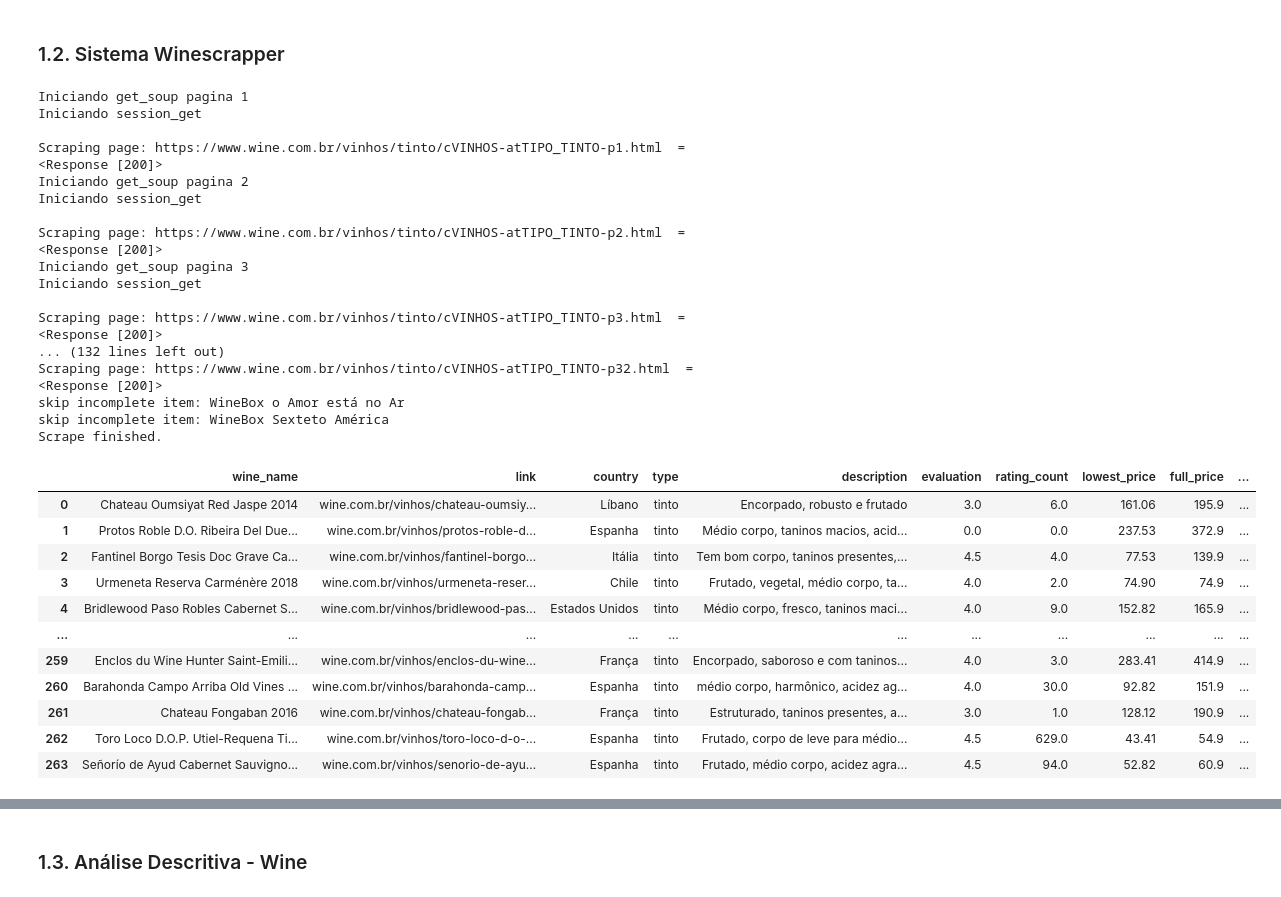
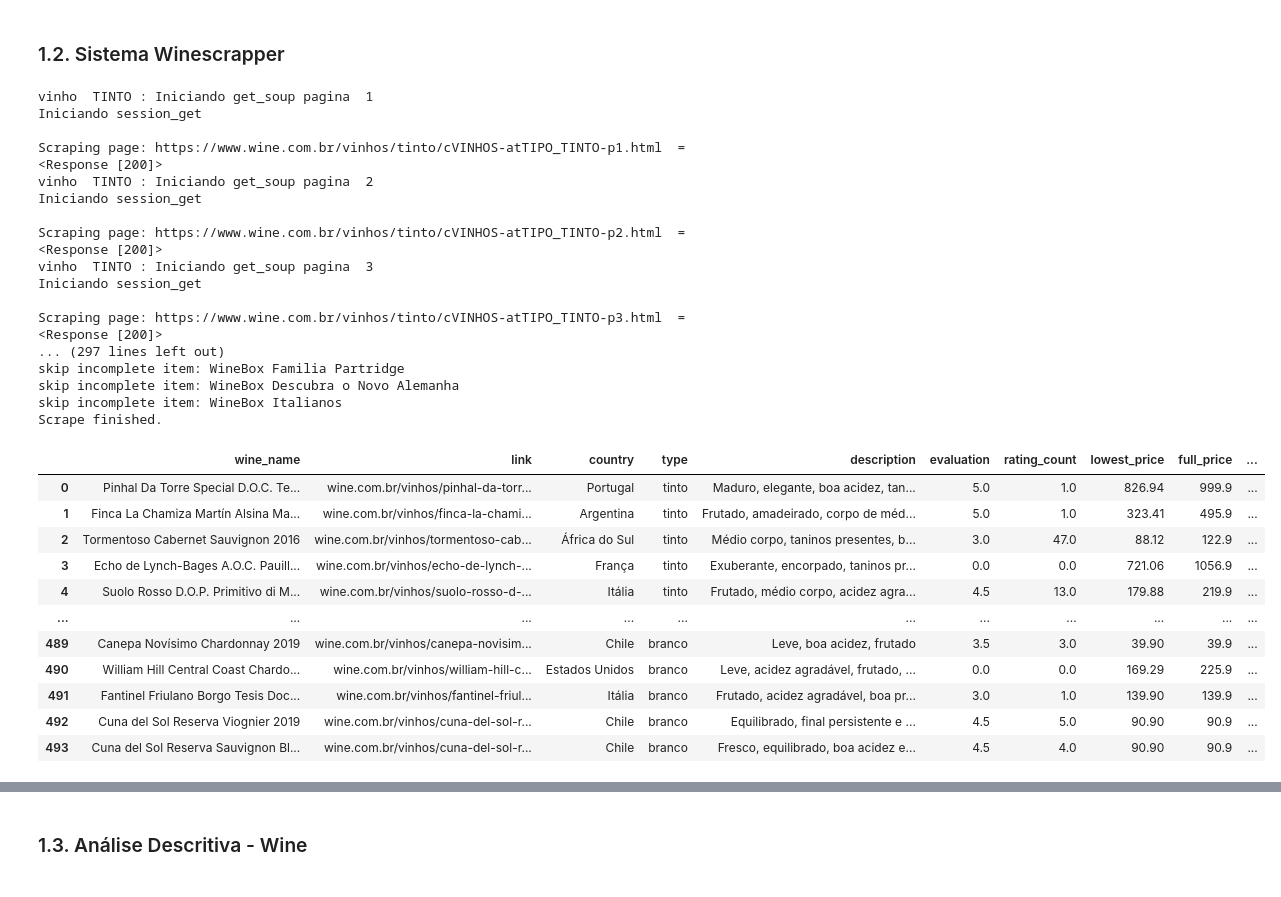
Before and after one commit to gmendonc/winescrapper, a Jupyter notebook: Winescrapper.ipynb, the cells around one changed output, grey strips where cells are left out. Cells and saved outputs as stored; diff of their text form; code cells hidden in the pictures.

```diff
--- a/Winescrapper.ipynb
+++ b/Winescrapper.ipynb
@@ -192,3 +192,13 @@ Request #5
 {'origin': '194.8.146.167'}
 Request #10
 Skipping. Connnection error
+# %%
+URL_RAIZ="https://www.wine.com.br"
+URL_BASE = URL_RAIZ+"/vinhos/{0}/cVINHOS-atTIPO_{1}-p{2}.html"
+
+tipos_de_vinho = ['TINTO','BRANCO']
+
+for tipo in tipos_de_vinho:
+
+    current_page = 1
+    print(URL_BASE.format(tipo.lower(),tipo,current_page))
@@ -205,7 +218,7 @@ import re
 import time
 
 URL_RAIZ="https://www.wine.com.br"
-URL_BASE = URL_RAIZ+"/vinhos/tinto/cVINHOS-atTIPO_TINTO-p{0}.html"
+URL_BASE = URL_RAIZ+"/vinhos/{0}/cVINHOS-atTIPO_{1}-p{2}.html"
 
 
 HEADERS = {
@@ -322,58 +335,64 @@ def get_soup(page_url, retry_count=0):
 # %%
 # Módulo Principal - Processamento do Site
 
-pages_to_scrape = 4
-
-current_page = 1
-
 wine_df = pd.DataFrame(columns=['wine_name','link','country','type','description','evaluation','rating_count','lowest_price','full_price','discount'])
 
-while (current_page != pages_to_scrape):
+tipos_de_vinho = ['TINTO','BRANCO']
 
-    print("Iniciando get_soup pagina", current_page)
+for tipo in tipos_de_vinho:
 
-    wine_soup = get_soup(URL_BASE.format(current_page))
+    pages_to_scrape = 4
 
-    if current_page == 1:
-        pages_to_scrape = get_num_pages(wine_soup)
+    current_page = 1
 
-    new_df = scrape_soup(wine_soup)
-    wine_df= wine_df.append(new_df, ignore_index=True)
 
-    ###print(current_page)
+    while (current_page != pages_to_scrape):
 
-    time.sleep(10)
-    current_page += 1
+        #print("vinhos {}: Iniciando get_soup pagina {}").format(tipo, current_page)
+        print('vinho ', tipo, ': Iniciando get_soup pagina ', current_page)
+
+        wine_soup = get_soup(URL_BASE.format(tipo.lower(),tipo, current_page))
+
+        if current_page == 1:
+            pages_to_scrape = get_num_pages(wine_soup)
+
+        new_df = scrape_soup(wine_soup)
+        wine_df= wine_df.append(new_df, ignore_index=True)
+
+        ###print(current_page)
+
+        time.sleep(10)
+        current_page += 1
 
 print("Scrape finished.")
 wine_df
 # %% [output]
-Iniciando get_soup pagina 1
+vinho  TINTO : Iniciando get_soup pagina  1
 Iniciando session_get
 
 Scraping page: https://www.wine.com.br/vinhos/tinto/cVINHOS-atTIPO_TINTO-p1.html  =  <Response [200]>
-Iniciando get_soup pagina 2
+vinho  TINTO : Iniciando get_soup pagina  2
 Iniciando session_get
 
 Scraping page: https://www.wine.com.br/vinhos/tinto/cVINHOS-atTIPO_TINTO-p2.html  =  <Response [200]>
-Iniciando get_soup pagina 3
+vinho  TINTO : Iniciando get_soup pagina  3
 Iniciando session_get
 
 Scraping page: https://www.wine.com.br/vinhos/tinto/cVINHOS-atTIPO_TINTO-p3.html  =  <Response [200]>
-... (132 lines left out)
-Scraping page: https://www.wine.com.br/vinhos/tinto/cVINHOS-atTIPO_TINTO-p32.html  =  <Response [200]>
-skip incomplete item: WineBox o Amor está no Ar
-skip incomplete item: WineBox Sexteto América
+... (297 lines left out)
+skip incomplete item: WineBox Familia Partridge
+skip incomplete item: WineBox Descubra o Novo Alemanha
+skip incomplete item: WineBox Italianos
 Scrape finished.
 |  | wine_name | link | country | type | description | evaluation | rating_count | lowest_price | full_price | ... |
-| 0 | Chateau Oumsiyat Red Jaspe 2014 | wine.com.br/vinhos/chateau-oumsiy... | Líbano | tinto | Encorpado, robusto e frutado | 3.0 | 6.0 | 161.06 | 195.9 | ... |
-| 1 | Protos Roble D.O. Ribeira Del Due... | wine.com.br/vinhos/protos-roble-d... | Espanha | tinto | Médio corpo, taninos macios, acid... | 0.0 | 0.0 | 237.53 | 372.9 | ... |
-| 2 | Fantinel Borgo Tesis Doc Grave Ca... | wine.com.br/vinhos/fantinel-borgo... | Itália | tinto | Tem bom corpo, taninos presentes,... | 4.5 | 4.0 | 77.53 | 139.9 | ... |
-| 3 | Urmeneta Reserva Carménère 2018 | wine.com.br/vinhos/urmeneta-reser... | Chile | tinto | Frutado, vegetal, médio corpo, ta... | 4.0 | 2.0 | 74.90 | 74.9 | ... |
-| 4 | Bridlewood Paso Robles Cabernet S... | wine.com.br/vinhos/bridlewood-pas... | Estados Unidos | tinto | Médio corpo, fresco, taninos maci... | 4.0 | 9.0 | 152.82 | 165.9 | ... |
+| 0 | Pinhal Da Torre Special D.O.C. Te... | wine.com.br/vinhos/pinhal-da-torr... | Portugal | tinto | Maduro, elegante, boa acidez, tan... | 5.0 | 1.0 | 826.94 | 999.9 | ... |
+| 1 | Finca La Chamiza Martín Alsina Ma... | wine.com.br/vinhos/finca-la-chami... | Argentina | tinto | Frutado, amadeirado, corpo de méd... | 5.0 | 1.0 | 323.41 | 495.9 | ... |
+| 2 | Tormentoso Cabernet Sauvignon 2016 | wine.com.br/vinhos/tormentoso-cab... | África do Sul | tinto | Médio corpo, taninos presentes, b... | 3.0 | 47.0 | 88.12 | 122.9 | ... |
+| 3 | Echo de Lynch-Bages A.O.C. Pauill... | wine.com.br/vinhos/echo-de-lynch-... | França | tinto | Exuberante, encorpado, taninos pr... | 0.0 | 0.0 | 721.06 | 1056.9 | ... |
+| 4 | Suolo Rosso D.O.P. Primitivo di M... | wine.com.br/vinhos/suolo-rosso-d-... | Itália | tinto | Frutado, médio corpo, acidez agra... | 4.5 | 13.0 | 179.88 | 219.9 | ... |
 | ... | ... | ... | ... | ... | ... | ... | ... | ... | ... | ... |
-| 259 | Enclos du Wine Hunter Saint-Emili... | wine.com.br/vinhos/enclos-du-wine... | França | tinto | Encorpado, saboroso e com taninos... | 4.0 | 3.0 | 283.41 | 414.9 | ... |
-| 260 | Barahonda Campo Arriba Old Vines ... | wine.com.br/vinhos/barahonda-camp... | Espanha | tinto | médio corpo, harmônico, acidez ag... | 4.0 | 30.0 | 92.82 | 151.9 | ... |
-| 261 | Chateau Fongaban 2016 | wine.com.br/vinhos/chateau-fongab... | França | tinto | Estruturado, taninos presentes, a... | 3.0 | 1.0 | 128.12 | 190.9 | ... |
-| 262 | Toro Loco D.O.P. Utiel-Requena Ti... | wine.com.br/vinhos/toro-loco-d-o-... | Espanha | tinto | Frutado, corpo de leve para médio... | 4.5 | 629.0 | 43.41 | 54.9 | ... |
-| 263 | Señorío de Ayud Cabernet Sauvigno... | wine.com.br/vinhos/senorio-de-ayu... | Espanha | tinto | Frutado, médio corpo, acidez agra... | 4.5 | 94.0 | 52.82 | 60.9 | ... |
+| 489 | Canepa Novísimo Chardonnay 2019 | wine.com.br/vinhos/canepa-novisim... | Chile | branco | Leve, boa acidez, frutado | 3.5 | 3.0 | 39.90 | 39.9 | ... |
+| 490 | William Hill Central Coast Chardo... | wine.com.br/vinhos/william-hill-c... | Estados Unidos | branco | Leve, acidez agradável, frutado, ... | 0.0 | 0.0 | 169.29 | 225.9 | ... |
+| 491 | Fantinel Friulano Borgo Tesis Doc... | wine.com.br/vinhos/fantinel-friul... | Itália | branco | Frutado, acidez agradável, boa pr... | 3.0 | 1.0 | 139.90 | 139.9 | ... |
+| 492 | Cuna del Sol Reserva Viognier 2019 | wine.com.br/vinhos/cuna-del-sol-r... | Chile | branco | Equilibrado, final persistente e ... | 4.5 | 5.0 | 90.90 | 90.9 | ... |
+| 493 | Cuna del Sol Reserva Sauvignon Bl... | wine.com.br/vinhos/cuna-del-sol-r... | Chile | branco | Fresco, equilibrado, boa acidez e... | 4.5 | 4.0 | 90.90 | 90.9 | ... |
```
Also changed, not shown: parts of 38 cells of this notebook, 9 other files.
